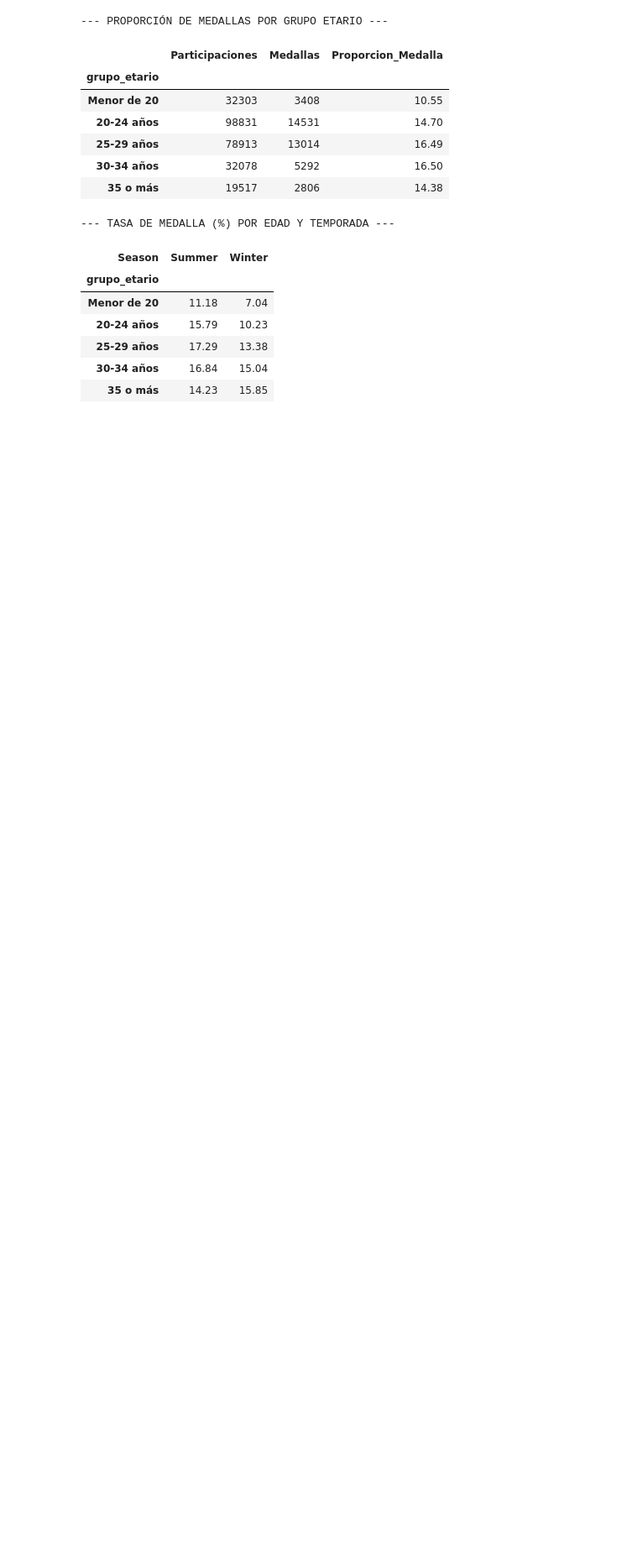
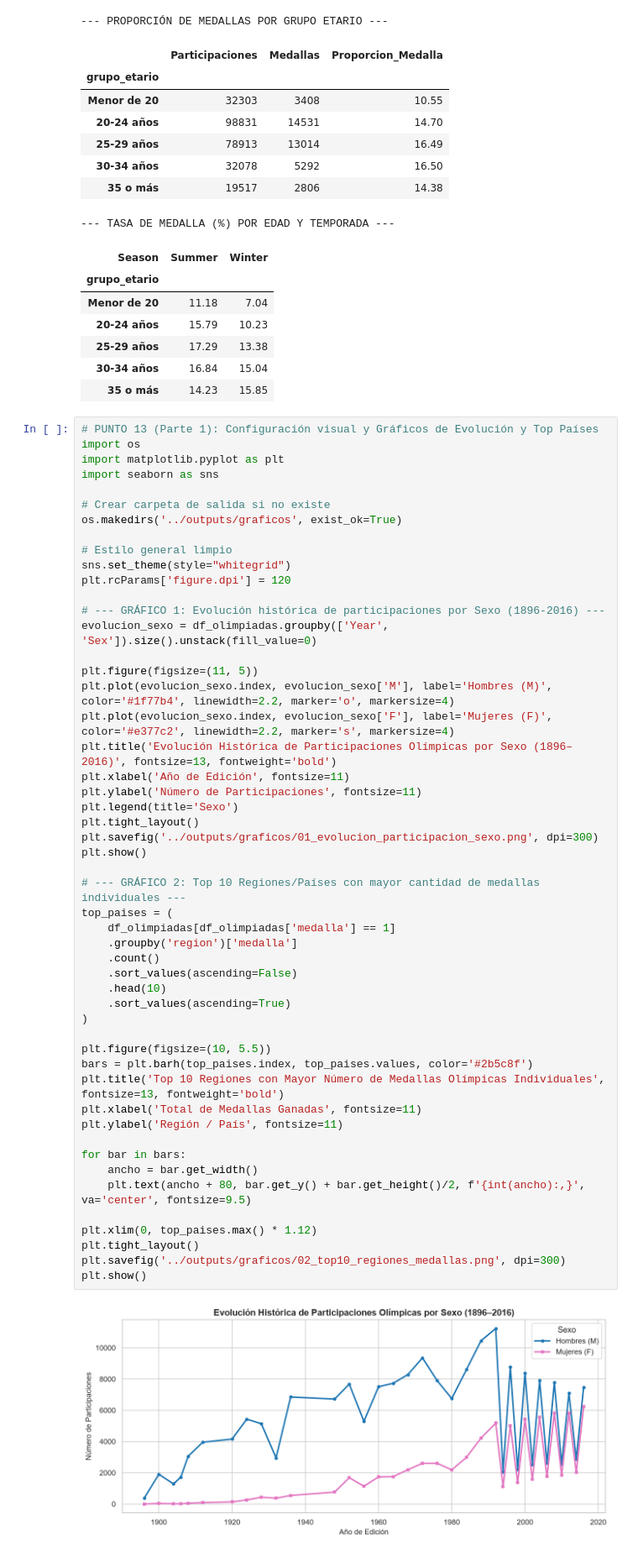
Before and after one commit to l4mp4r4-code/Proyecto_Pandas_Olimpiadas_Garcia_Ian, a Jupyter notebook: notebooks/proyecto_olimpiadas.ipynb, the cells around one changed output. Shown at 84% size. Saved outputs shown, nothing was run; the diff lists cells and outputs as text; blank space fills up the shorter version.

Commit message:
generar y guardar visualizaciones principales (punto 13)
se generaron y guardaron los 4 graficos del punto 13

```diff
--- a/notebooks/proyecto_olimpiadas.ipynb
+++ b/notebooks/proyecto_olimpiadas.ipynb
@@ -408,3 +408,56 @@ display(tabla_edad_temp)
 | 25-29 años | 17.29 | 13.38 |
 | 30-34 años | 16.84 | 15.04 |
 | 35 o más | 14.23 | 15.85 |
+# %%
+# PUNTO 13 (Parte 1): Configuración visual y Gráficos de Evolución y Top Países
+import os
+import matplotlib.pyplot as plt
+import seaborn as sns
+
+# Crear carpeta de salida si no existe
+os.makedirs('../outputs/graficos', exist_ok=True)
+
+# Estilo general limpio
+sns.set_theme(style="whitegrid")
+plt.rcParams['figure.dpi'] = 120
+
+# --- GRÁFICO 1: Evolución histórica de participaciones por Sexo (1896-2016) ---
+evolucion_sexo = df_olimpiadas.groupby(['Year', 'Sex']).size().unstack(fill_value=0)
+
+plt.figure(figsize=(11, 5))
+plt.plot(evolucion_sexo.index, evolucion_sexo['M'], label='Hombres (M)', color='#1f77b4', linewidth=2.2, marker='o', markersize=4)
+plt.plot(evolucion_sexo.index, evolucion_sexo['F'], label='Mujeres (F)', color='#e377c2', linewidth=2.2, marker='s', markersize=4)
+plt.title('Evolución Histórica de Participaciones Olímpicas por Sexo (1896–2016)', fontsize=13, fontweight='bold')
+plt.xlabel('Año de Edición', fontsize=11)
+plt.ylabel('Número de Participaciones', fontsize=11)
+plt.legend(title='Sexo')
+plt.tight_layout()
+plt.savefig('../outputs/graficos/01_evolucion_participacion_sexo.png', dpi=300)
+plt.show()
+
+# --- GRÁFICO 2: Top 10 Regiones/Países con mayor cantidad de medallas individuales ---
+top_paises = (
+    df_olimpiadas[df_olimpiadas['medalla'] == 1]
+    .groupby('region')['medalla']
+    .count()
+    .sort_values(ascending=False)
+    .head(10)
+    .sort_values(ascending=True)
+)
+
+plt.figure(figsize=(10, 5.5))
+bars = plt.barh(top_paises.index, top_paises.values, color='#2b5c8f')
+plt.title('Top 10 Regiones con Mayor Número de Medallas Olímpicas Individuales', fontsize=13, fontweight='bold')
+plt.xlabel('Total de Medallas Ganadas', fontsize=11)
+plt.ylabel('Región / País', fontsize=11)
+
+for bar in bars:
+    ancho = bar.get_width()
+    plt.text(ancho + 80, bar.get_y() + bar.get_height()/2, f'{int(ancho):,}', va='center', fontsize=9.5)
+
+plt.xlim(0, top_paises.max() * 1.12)
+plt.tight_layout()
+plt.savefig('../outputs/graficos/02_top10_regiones_medallas.png', dpi=300)
+plt.show()
+# %% [output]
+[figure, added]
```
Also changed, not shown: parts of 2 cells of this notebook, 4 other files.
